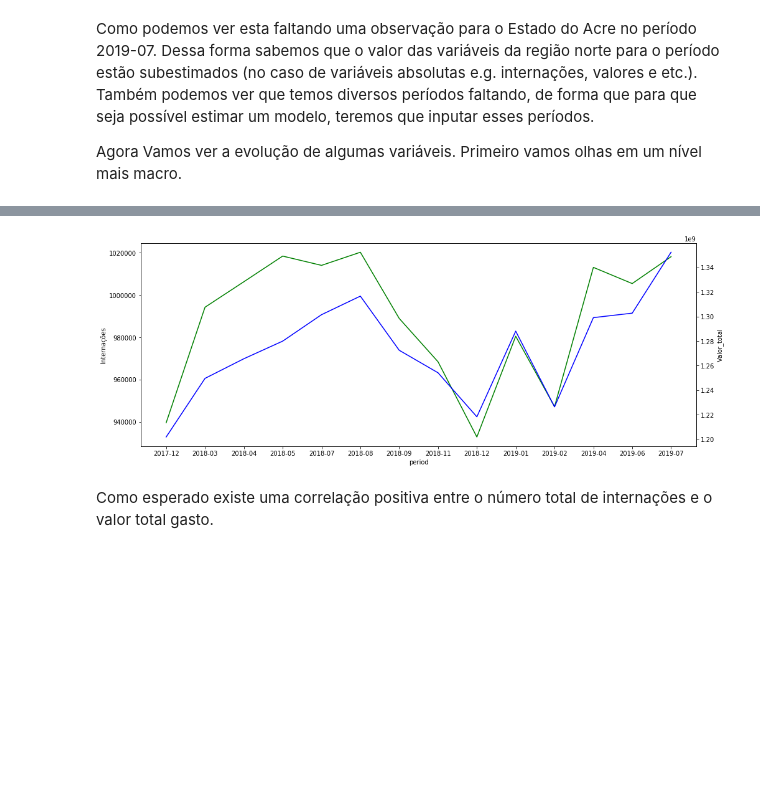
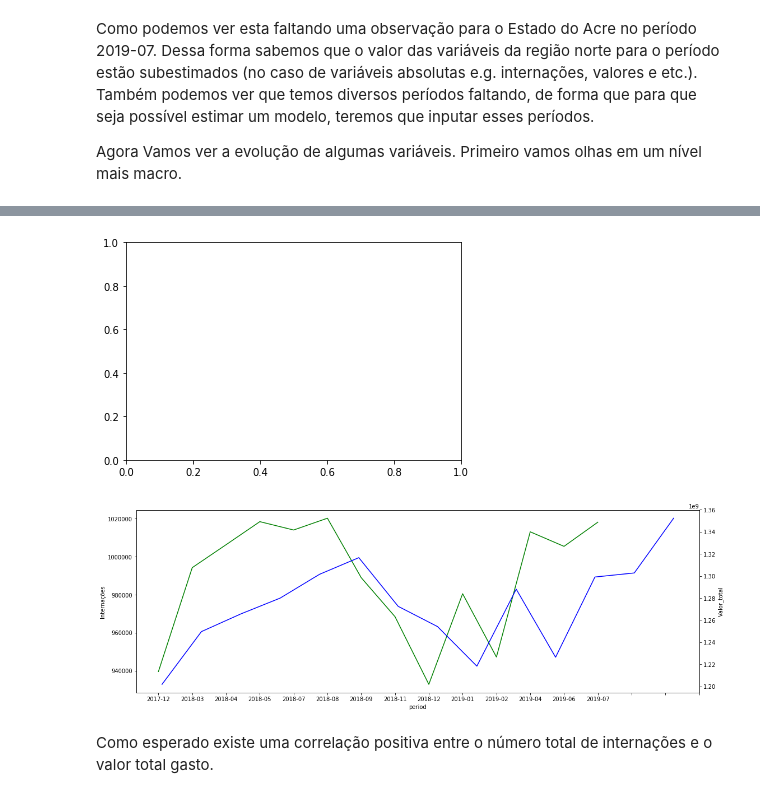
Before and after one commit to leshiota/case_sulamerica, a Jupyter notebook: notebooks/analise.ipynb, the cells around one changed output, grey strips where cells are left out. Saved outputs shown, nothing was run; the diff lists cells and outputs as text; code cells hidden in the pictures; blank space fills up the shorter version.

```diff
--- a/notebooks/analise.ipynb
+++ b/notebooks/analise.ipynb
@@ -153,3 +141,5 @@ array(['2017-12', '2018-03', '2018-04', '2018-05', '2018-07', '2018-08',
 Como podemos ver esta faltando uma observação para o Estado do Acre no período 2019-07. Dessa forma sabemos que o valor das variáveis da região norte para o período estão subestimados (no caso de variáveis absolutas e.g. internações, valores e etc.). Também podemos ver que temos diversos períodos faltando, de forma que para que seja possível estimar um modelo, teremos que inputar esses períodos.
 
 Agora Vamos ver a evolução de algumas variáveis. Primeiro vamos olhas em um nível mais macro.
+# %%
+df = sl.add_period_data(df)
@@ -156,11 +167,22 @@ Agora Vamos ver a evolução de algumas variáveis. Primeiro vamos olhas em um n
 # %%
+
 temp_df = df[df['Região/Unidade da Federação']=='Total'].sort_values(by=['period'])
-plt.figure(figsize=(16, 6))
-sns.lineplot(x='period', y='Internações', data=temp_df, sort=True, color='g')
+
+#temp_df['Internações'] = temp_df['Internações'].fillna((temp_df['Internações'].mean()))
+#temp_df['Valor_total'] = temp_df['Valor_total'].fillna((temp_df['Valor_total'].mean()))
+
+fig, ax = plt.subplots()
+
+plt.figure(figsize=(18, 6))
+ax = sns.lineplot(x='period', y='Internações', data=temp_df, sort=True, color='g')
 ax2 = plt.twinx()
 sns.lineplot(x='period', y='Valor_total', data=temp_df,  ax=ax2, sort=True, color='b');
+ax.set_xticks(range(17))
+
+plt.show()
 # %% [output]
-[figure, old version]
+[figure, new version]
+[figure, added]
 # %% [markdown]
 Como esperado existe uma correlação positiva entre o número total de internações e o valor total gasto.
 # %%
```
Also changed, not shown: parts of 5 cells of this notebook, 1 other file.
